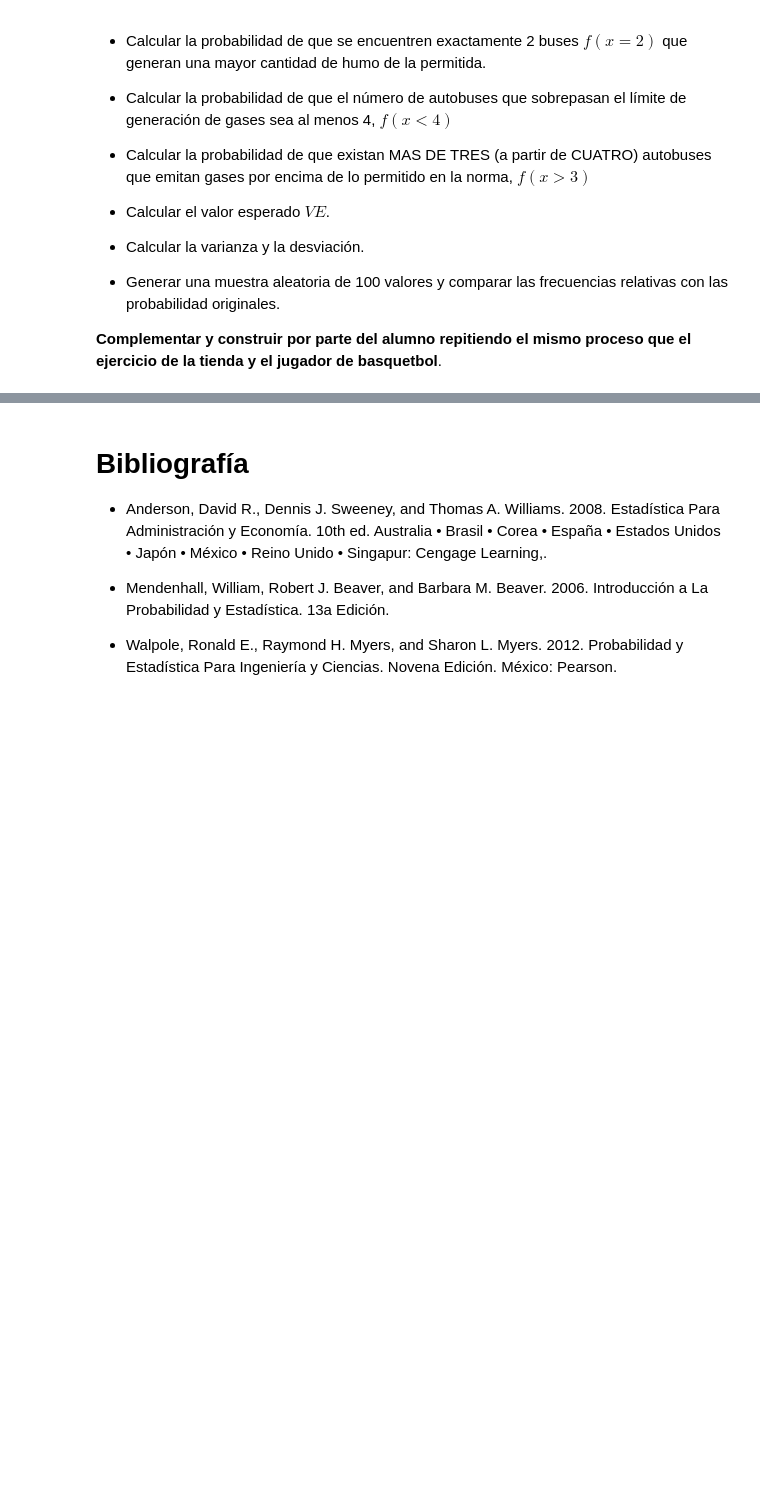
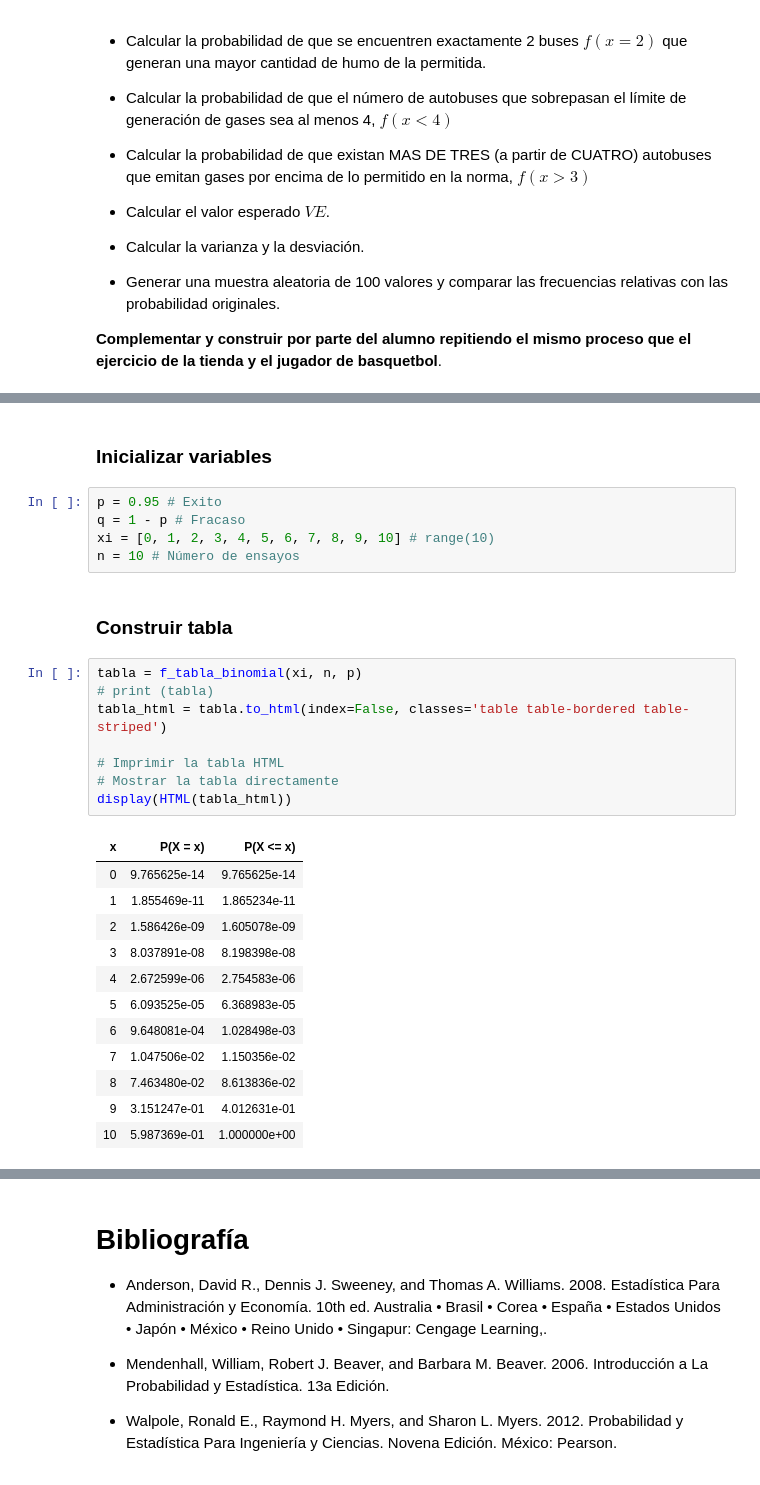
Before and after one commit to rpizarrog/probabilidad-y-estad-stica, a Jupyter notebook: 2024/Caso_17_Distribución_binomial.ipynb, the cells around one changed output, grey strips where cells are left out. Drawn from its saved outputs; the diff is of its cells as text; blank space fills up the shorter version.

```diff
--- a/2024/Caso_17_Distribución_binomial.ipynb
+++ b/2024/Caso_17_Distribución_binomial.ipynb
@@ -488,0 +495,30 @@ Se asume que el estado de un autobús es independiente del estado de los otros a
+# %% [markdown]
+### Inicializar variables
+# %%
+p = 0.95 # Exito
+q = 1 - p # Fracaso
+xi = [0, 1, 2, 3, 4, 5, 6, 7, 8, 9, 10] # range(10)
+n = 10 # Número de ensayos
+# %% [markdown]
+### Construir tabla
+# %%
+tabla = f_tabla_binomial(xi, n, p)
+# print (tabla)
+tabla_html = tabla.to_html(index=False, classes='table table-bordered table-striped')
+
+# Imprimir la tabla HTML
+# Mostrar la tabla directamente
+display(HTML(tabla_html))
+# %% [output]
+| x | P(X = x) | P(X <= x) |
+| 0 | 9.765625e-14 | 9.765625e-14 |
+| 1 | 1.855469e-11 | 1.865234e-11 |
+| 2 | 1.586426e-09 | 1.605078e-09 |
+| 3 | 8.037891e-08 | 8.198398e-08 |
+| 4 | 2.672599e-06 | 2.754583e-06 |
+| 5 | 6.093525e-05 | 6.368983e-05 |
+| 6 | 9.648081e-04 | 1.028498e-03 |
+| 7 | 1.047506e-02 | 1.150356e-02 |
+| 8 | 7.463480e-02 | 8.613836e-02 |
+| 9 | 3.151247e-01 | 4.012631e-01 |
+| 10 | 5.987369e-01 | 1.000000e+00 |
```
Also changed, not shown: parts of 15 cells of this notebook.
